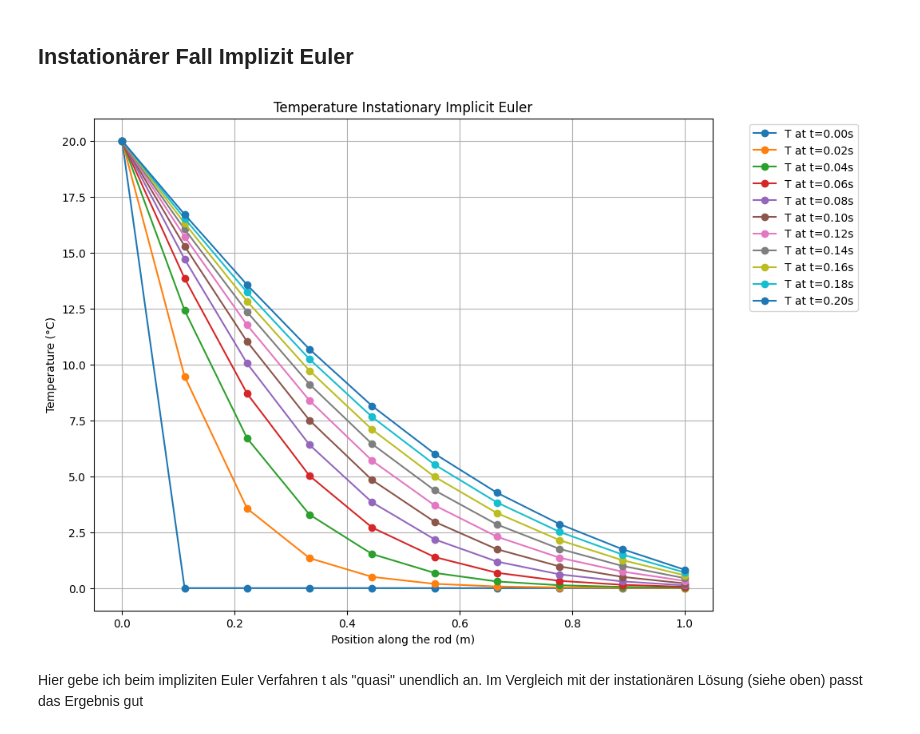
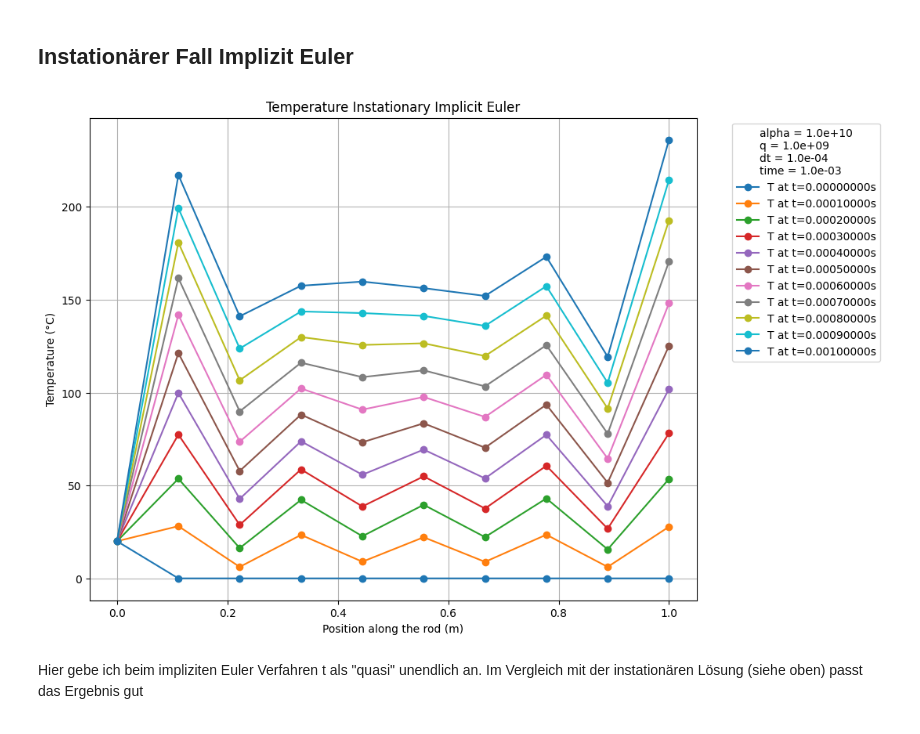
Before and after one commit to aceexpert72/numpde, a Jupyter notebook: Projektarbeit/waermerohr1D.ipynb, the cells around one changed output. Drawn from its saved outputs; the diff is of its cells as text; code cells hidden in the pictures.

```diff
--- a/Projektarbeit/waermerohr1D.ipynb
+++ b/Projektarbeit/waermerohr1D.ipynb
@@ -52,15 +53,28 @@ def compute_M(n, l, C):
                 M[i, j] = C * h / 6
     return M
 
+# def compute_A_old(n, l, C, v, alpha):
+#     A = np.zeros((n, n))
+#     h = l / (n - 1)
+#     for i in range(n):
+#         for j in range(n):
+#             if i == j:
+#                 A[i, j] = C * v / h + (alpha if i == 0 and j == 0 else 0)
+#             if abs(i - j) == 1:
+#                 A[i, j] = -C * v / h / 2
+#     return A
+
 def compute_A(n, l, C, v, alpha):
     A = np.zeros((n, n))
     h = l / (n - 1)
     for i in range(n):
         for j in range(n):
             if i == j:
-                A[i, j] = C * v / h + (alpha if i == 0 and j == 0 else 0)
-            if abs(i - j) == 1:
-                A[i, j] = -C * v / h / 2
+                A[i, j] = C * v / h + (alpha if i == 0 else 0)
+            elif i == j + 1:
+                A[i, j] = -C * v / h  # Forward difference (i > j)
+            elif i == j - 1:
+                A[i, j] = 0  # No backward difference (asymmetry)
     return A
 
 def compute_S(n, alpha):
@@ -113,33 +150,45 @@ No artists with labels found to put in legend.  Note that artists whose label st
 # %% [markdown]
 ## Instationärer Fall Implizit Euler
 # %%
-dt = 0.02
-time = 0.2
+q = 1e9  # Heat flow W/m
+alpha = 1e10 # Penalty factor
+T = np.zeros(n)
+T[0] = 20  # Initial condition at x = 0, 20 degrees Celsius
+
+M = compute_M(n, l, C)
+A = compute_A(n, l, C, v, alpha)
+r = compute_r(n, l, q, T[0], alpha)
+S = compute_S(n,alpha)
+
+dt = 1/1e4
+time = 1/1e3
 n_steps = int(time / dt)
 
 temperature_t = np.zeros((n_steps + 1, n))
 temperature_t[0, :] = T
-
 
 for step in range(1, n_steps + 1):
     gleichung_links = M + dt * A
     gleichung_rechts = M @ T + dt * r
     T = np.linalg.solve(gleichung_links, gleichung_rechts)
     temperature_t[step, :] = T  #store result
 
 x = np.linspace(0, l, n)  #node Positions
-
 plt.figure(figsize=(10, 8))
 for i in range(n_steps + 1):
-    plt.plot(x, temperature_t[i, :], label=f'T at t={i*dt:.2f}s', marker='o')
-plt.title('Temperature Instationary Implicit Euler')
+    plt.plot(x, temperature_t[i, :], label=f'T at t={i*dt:.8f}s', marker='o')
+
+
+
+plt.title(f'Temperature Instationary Implicit Euler')
 plt.xlabel('Position along the rod (m)')
 plt.ylabel('Temperature (°C)')
-plt.legend(bbox_to_anchor=(1.05, 1), loc='upper left')
+legend_title = f'alpha = {alpha:.1e}\nq = {q:.1e}\ndt = {dt:.1e}\ntime = {time:.1e}'
+plt.legend(title=legend_title, bbox_to_anchor=(1.05, 1), loc='upper left')
 plt.grid(True)
 plt.show()
 # %% [output]
-[figure, old version]
+[figure, new version]
 # %% [markdown]
 Hier gebe ich beim impliziten Euler Verfahren t als "quasi" unendlich an. Im Vergleich mit der instationären Lösung (siehe oben) passt das Ergebnis gut
 # %%
```
Also changed, not shown: parts of 9 cells of this notebook, 6 other files.
